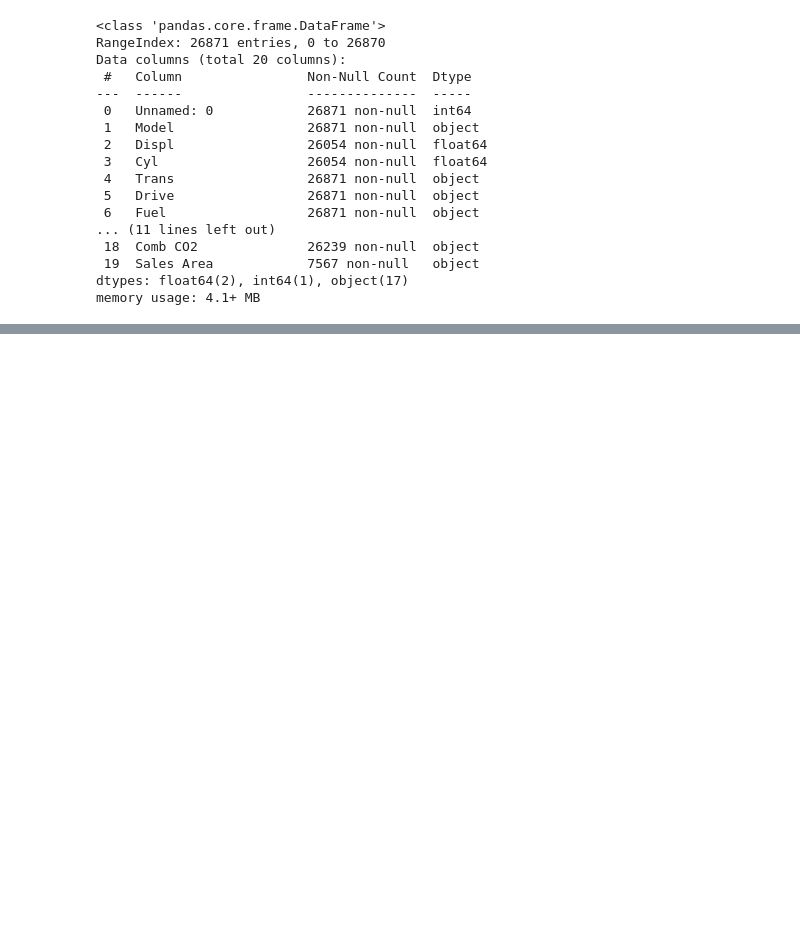
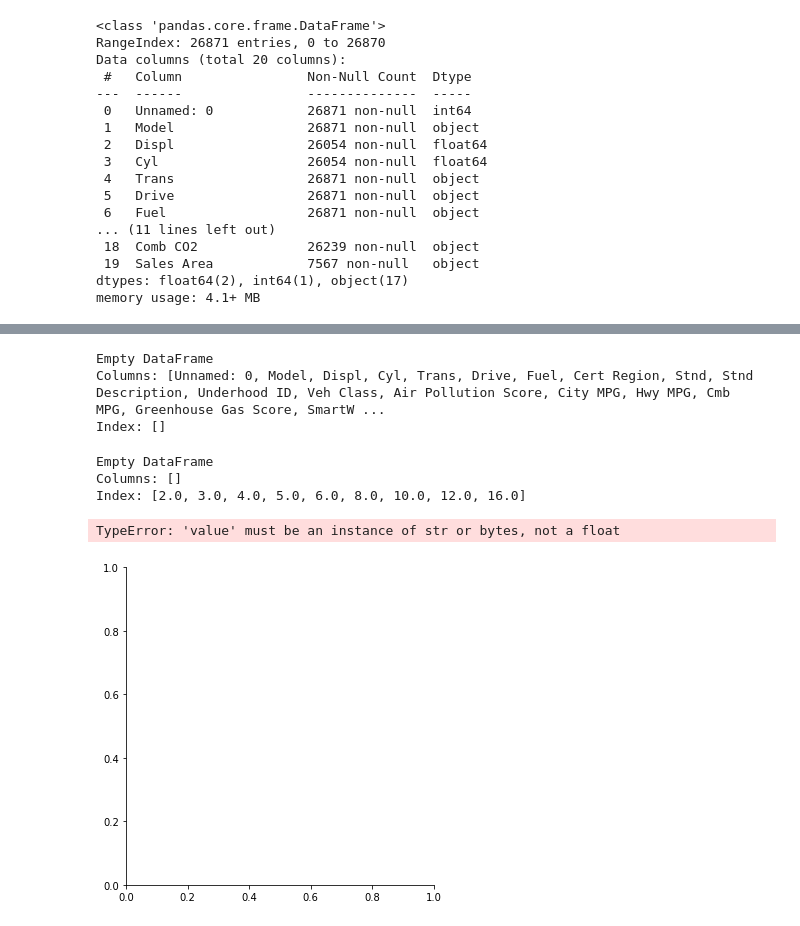
Before and after one commit to emumen77/Predicting-and-Analyzing-Fuel-Efficiency, a Jupyter notebook: EPAGreen.ipynb, the cells around one changed output, grey strips where cells are left out. Drawn from its saved outputs; the diff is of its cells as text; code cells hidden in the pictures; blank space fills up the shorter version.

```diff
--- a/EPAGreen.ipynb
+++ b/EPAGreen.ipynb
@@ -112,0 +278,7 @@ msn.bar(epa)
+# %%
+two_Cyl = epa.loc[(epa["Cyl"] == "2") & (epa["City MPG"])]
+print(two_Cyl)
+# %% [output]
+Empty DataFrame
+Columns: [Unnamed: 0, Model, Displ, Cyl, Trans, Drive, Fuel, Cert Region, Stnd, Stnd Description, Underhood ID, Veh Class, Air Pollution Score, City MPG, Hwy MPG, Cmb MPG, Greenhouse Gas Score, SmartW ...
+Index: []
@@ -112,0 +287,14 @@ msn.bar(epa)
+# %%
+mile_eff = epa.groupby('Cyl')[['City MPG']].mean()
+print(mile_eff)
+#plt.bar(mile)
+#epa.filter(items=['Cyl', 'City MPG']).mean()
+# %% [output]
+Empty DataFrame
+Columns: []
+Index: [2.0, 3.0, 4.0, 5.0, 6.0, 8.0, 10.0, 12.0, 16.0]
+# %%
+sns.catplot(x = "Veh Class", y = str('Comb_CO2'), data = epa)
+# %% [output]
+TypeError: 'value' must be an instance of str or bytes, not a float
+[figure, added]
```
Also changed, not shown: parts of 24 cells of this notebook, 3 other files.
